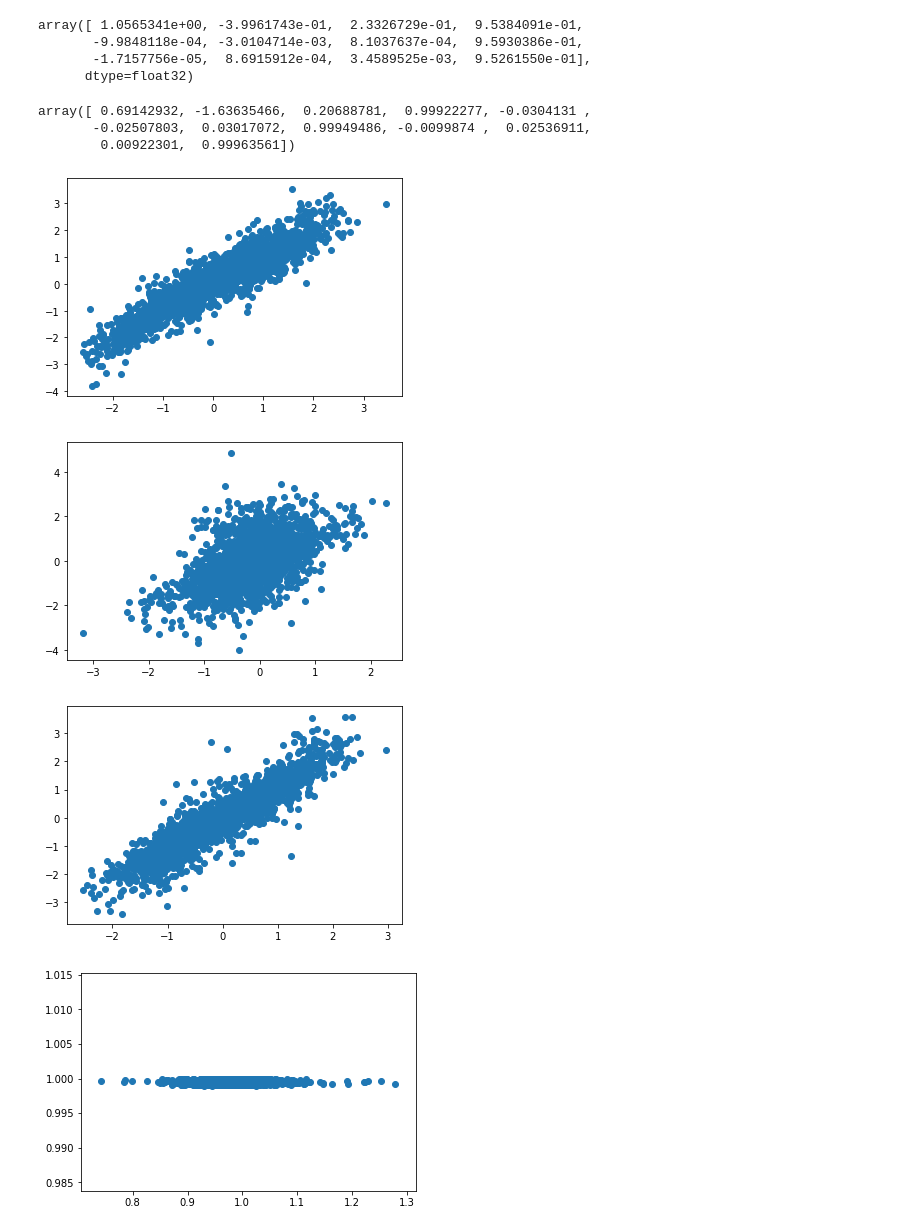
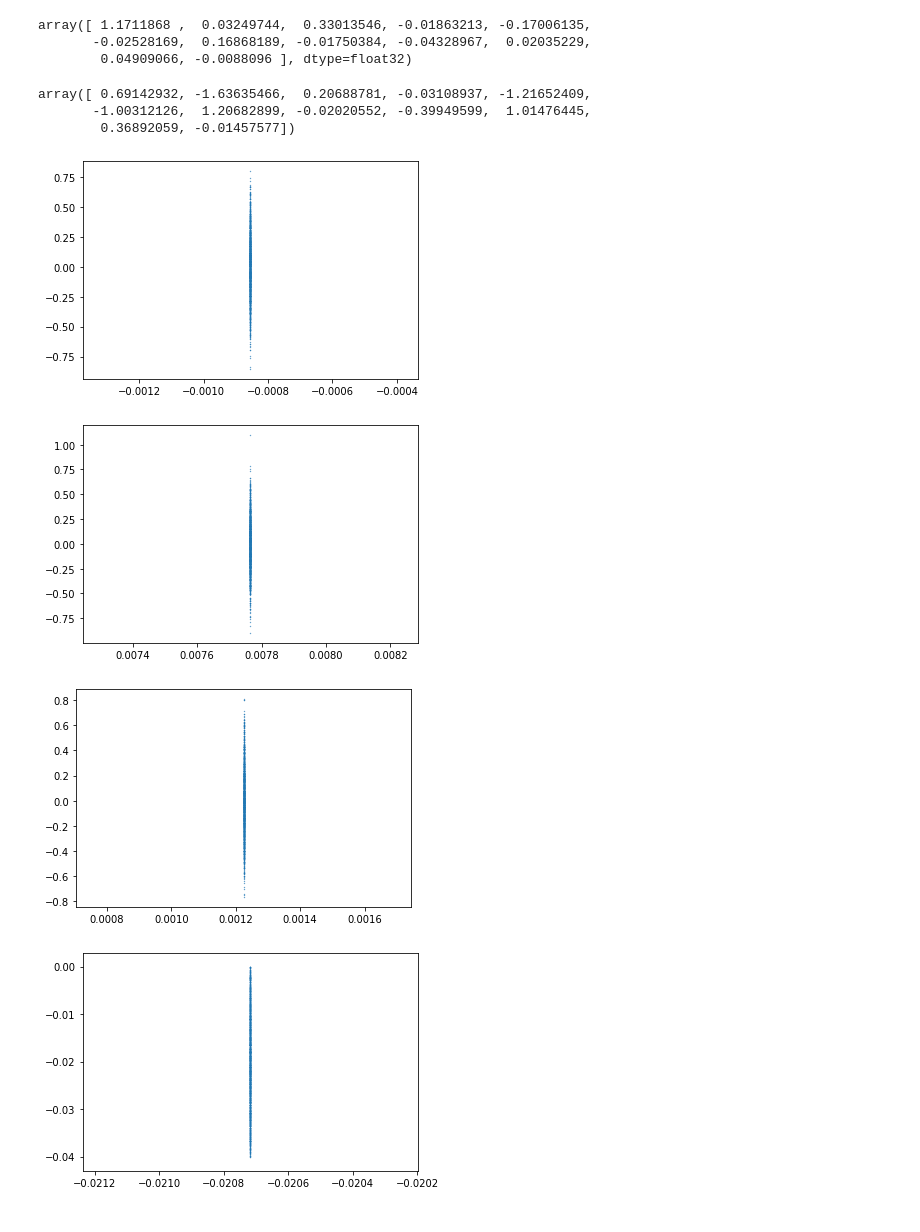
Before and after one commit to HastingsGreer/DualProbeUltrasound, a Jupyter notebook: train_network.ipynb, the cells around one changed output. Drawn from its saved outputs; the diff is of its cells as text; code cells hidden in the pictures.

```diff
--- a/train_network.ipynb
+++ b/train_network.ipynb
@@ -75,21 +75,24 @@ def load_dataset(name):
         data.append(data_entry)
 
         class_entry = elem["classes"]
-        class_entry = np.concatenate([class_entry[0] / 9, class_entry[1].flatten()])
+        class_entry = np.concatenate([class_entry[0] / 4, class_entry[1].flatten() * 40])
+        class_entry[[3, 7, 11]] -= 40
         classes.append(class_entry)
     data = np.array(data)
     classes = np.array(classes)
     return data, classes
 # %%
+tdata, tclasses = load_dataset("prepped_data/test_set/Pancreas_6pregenerated.pickle")
+
 for _ in range(20):
     print("===========")
     for name in names:
         data, classes = load_dataset(data_dir + name)
         loss_curve = model.fit(data,
               classes,
-              batch_size=200,
-              epochs=5,
+              batch_size=100,
+              epochs=1,
               verbose=1,
-              validation_data=(tdata, tclasses))
+              validation_data=(tdata[:256], tclasses[:256]))
 # %% [output]
 ===========
@@ -116,23 +105,22 @@ rclasses = model.predict(tdata)
 # %%
 rclasses[0]
 # %% [output]
-array([ 1.0565341e+00, -3.9961743e-01,  2.3326729e-01,  9.5384091e-01,
-       -9.9848118e-04, -3.0104714e-03,  8.1037637e-04,  9.5930386e-01,
-       -1.7157756e-05,  8.6915912e-04,  3.4589525e-03,  9.5261550e-01],
-      dtype=float32)
+array([ 1.1711868 ,  0.03249744,  0.33013546, -0.01863213, -0.17006135,
+       -0.02528169,  0.16868189, -0.01750384, -0.04328967,  0.02035229,
+        0.04909066, -0.0088096 ], dtype=float32)
 # %%
 tclasses[0]
 # %% [output]
-array([ 0.69142932, -1.63635466,  0.20688781,  0.99922277, -0.0304131 ,
-       -0.02507803,  0.03017072,  0.99949486, -0.0099874 ,  0.02536911,
-        0.00922301,  0.99963561])
+array([ 0.69142932, -1.63635466,  0.20688781, -0.03108937, -1.21652409,
+       -1.00312126,  1.20682899, -0.02020552, -0.39949599,  1.01476445,
+        0.36892059, -0.01457577])
 # %%
 import matplotlib.pyplot as plt
 for j in range(12):
-    plt.scatter(rclasses[:, j], tclasses[:, j])
+    plt.scatter(rclasses[:, j], tclasses[:, j], s=.1)
     plt.show()
 # %% [output]
-[figure, old version]
+[figure, new version]
-[figure, old version]
+[figure, new version]
-[figure, old version]
+[figure, new version]
-[figure, old version]
+[figure, new version]
```
Also changed, not shown: parts of 8 cells of this notebook, 1 other file.
